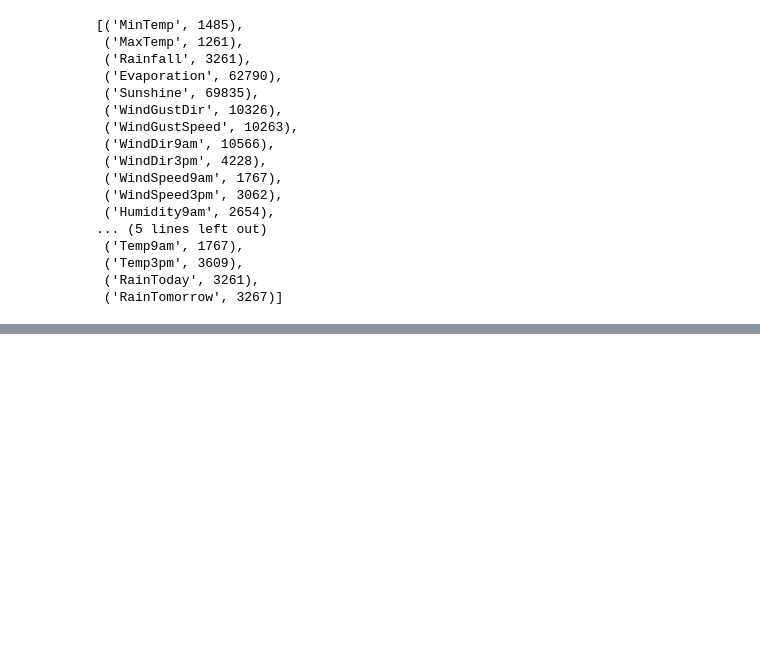
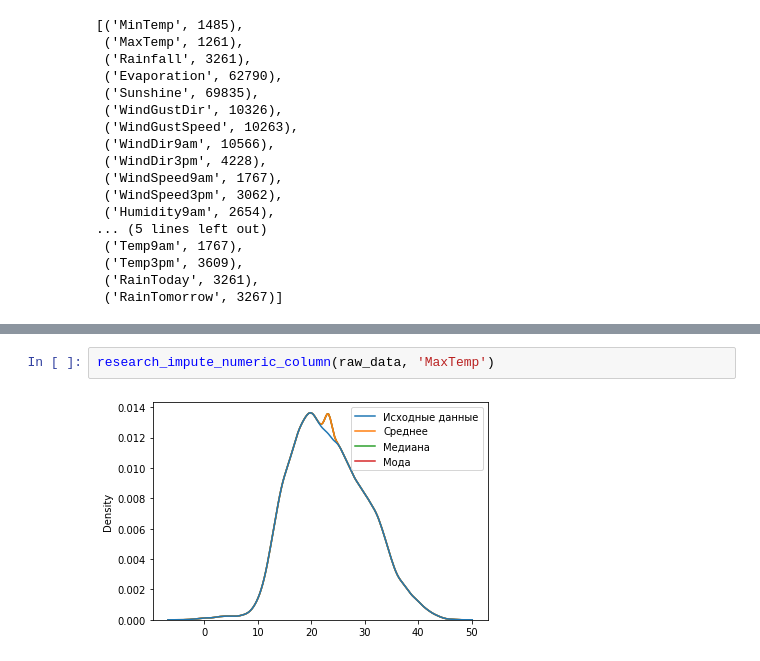
Before and after one commit to kek-sick/-MMO_2022, a Jupyter notebook: lab2/Popov_IU5-23M_lab2.ipynb, the cells around one changed output, grey strips where cells are left out. Saved outputs shown, nothing was run; the diff lists cells and outputs as text; blank space fills up the shorter version.

```diff
--- a/lab2/Popov_IU5-23M_lab2.ipynb
+++ b/lab2/Popov_IU5-23M_lab2.ipynb
@@ -80,0 +134,4 @@ raw_data_with_na
+# %%
+research_impute_numeric_column(raw_data, 'MaxTemp')
+# %% [output]
+[figure, added]
```
Also changed, not shown: parts of 13 cells of this notebook, 16 other files.
